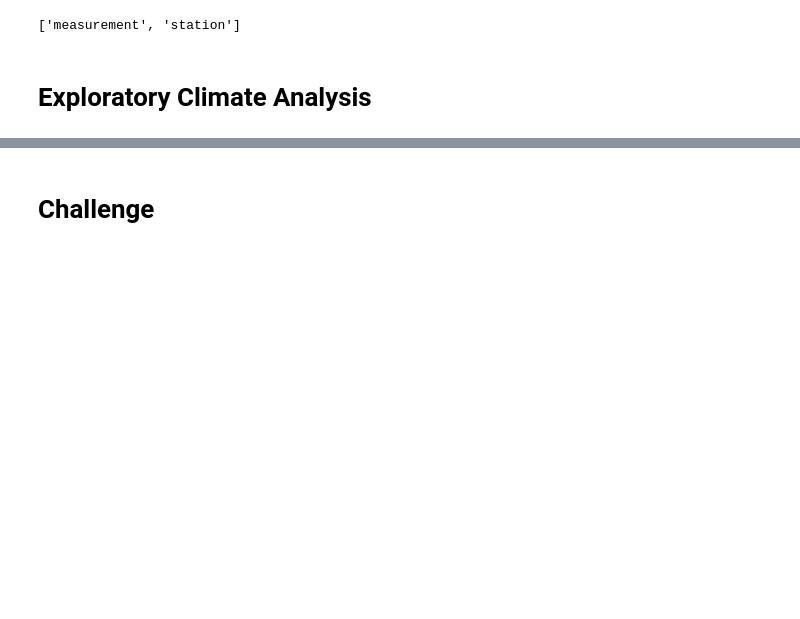
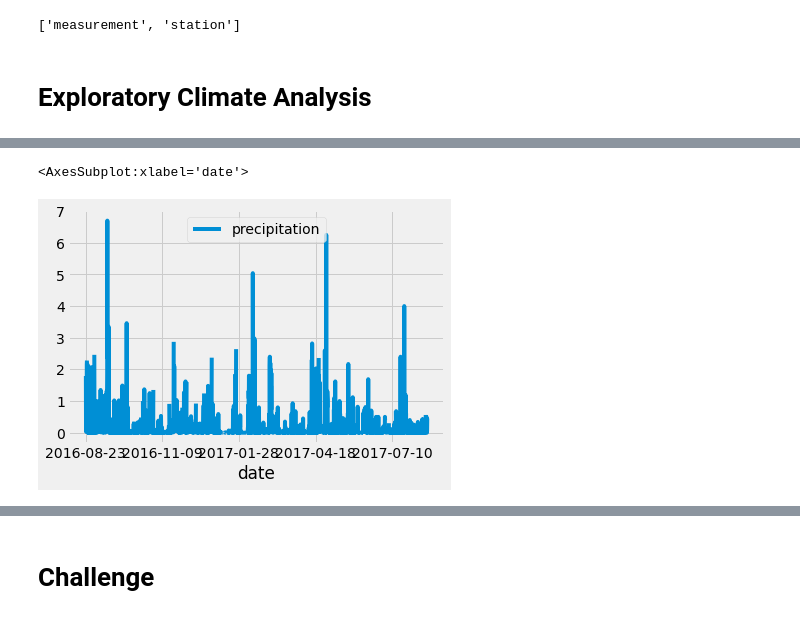
Before and after one commit to ejngotho1/surfs_up, a Jupyter notebook: climate_analysis.ipynb, the cells around one changed output, grey strips where cells are left out. Cells and saved outputs as stored; diff of their text form; code cells hidden in the pictures; blank space fills up the shorter version.

```diff
--- a/climate_analysis.ipynb
+++ b/climate_analysis.ipynb
@@ -50,0 +49,6 @@ session = Session(engine)
+# %%
+# lets find one year ago from august 23 2017
+# find the current year first
+# prev_year = dt.date(2017, 8, 23)
+# then subtract 1 yr (365 days)
+prev_year = dt.date(2017, 8, 23) - dt.timedelta(days=365)
@@ -50,0 +66,7 @@ session = Session(engine)
+# %%
+# lets get all data for time greater than previous year-- we will filter out
+results = session.query(Measurement.date, Measurement.prcp).filter(Measurement.date >= prev_year)
+# lets put ALL the query results in a list
+results = session.query(Measurement.date, Measurement.prcp).filter(Measurement.date >= prev_year).all()
+
+print(results)
@@ -50,0 +75,8 @@ session = Session(engine)
+# %%
+# we now want to save results as a df
+# we will add RESULTS as a parameter and date and prcp as columns
+df = pd.DataFrame(results, columns=['date','precipitation'])
+# but we will use index =date and inplace to ensure we create a new df
+df.set_index(df['date'], inplace=True)
+
+print(df)
@@ -50,0 +120,5 @@ session = Session(engine)
+# %%
+# lets sort daata
+df = df.sort_index()
+
+print(df.to_string(index=False))
@@ -50,0 +143,6 @@ session = Session(engine)
+# %%
+# time visualize our data
+df.plot()
+# %% [output]
+<AxesSubplot:xlabel='date'>
+[figure, added]
```
Also changed, not shown: parts of 7 cells of this notebook.
